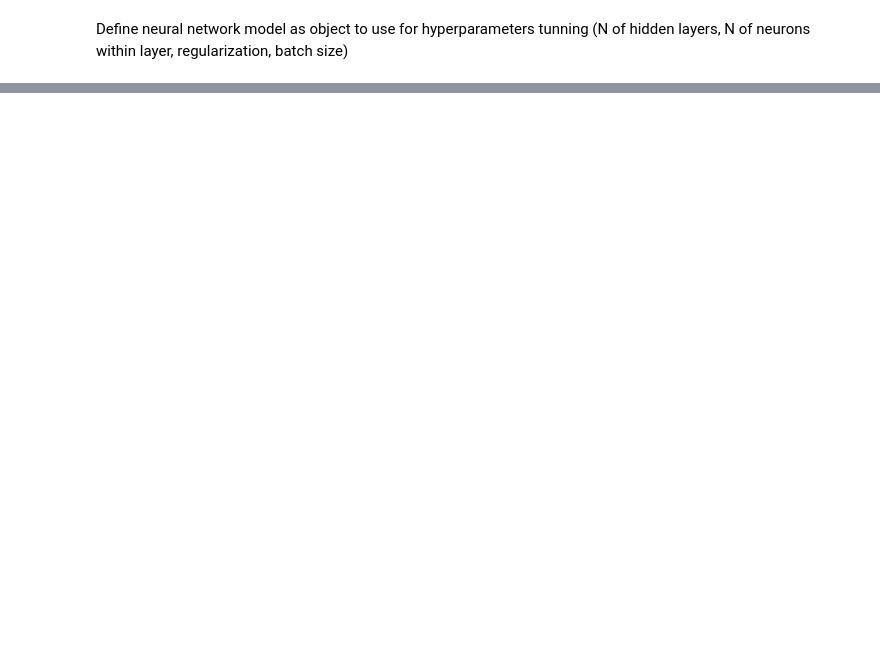
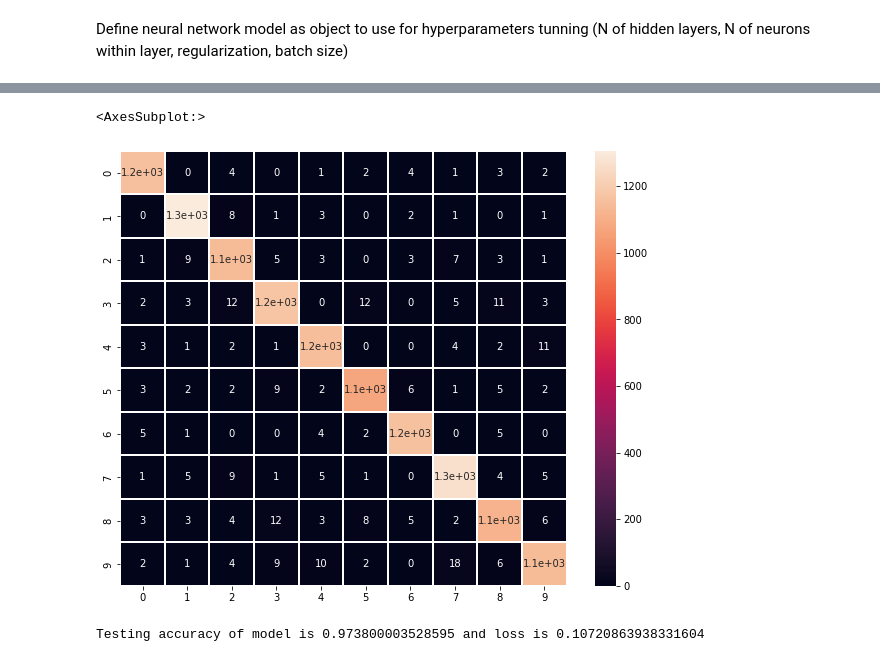
Before and after one commit to SzymonMizak/mnist_project, a Jupyter notebook: jupyter/notebook.ipynb, the cells around one changed output, grey strips where cells are left out. Saved outputs shown, nothing was run; the diff lists cells and outputs as text; code cells hidden in the pictures; blank space fills up the shorter version.

```diff
--- a/jupyter/notebook.ipynb
+++ b/jupyter/notebook.ipynb
@@ -63,0 +211,4 @@ KeyboardInterrupt:
+# %%
+# create confusion matrix
+predictions = best_model.predict(X_valid_tr)
+conf_matrix = tf.math.confusion_matrix(labels=tf.argmax(y_valid, axis=1), predictions=tf.argmax(predictions, axis=1))
@@ -63,0 +217,14 @@ KeyboardInterrupt:
+# %%
+# plot confusion matrix
+plt.figure(figsize=(10,8))
+sns.heatmap(conf_matrix, annot=True, linecolor="white", linewidths=2)
+# %% [output]
+<AxesSubplot:>
+[figure, added]
+# %%
+# evaluate model on test set
+test_results = best_model.evaluate(X_test_tr, y_test, verbose=0)
+
+print("Testing accuracy of model is {} and loss is {}".format(test_results[1], test_results[0]))
+# %% [output]
+Testing accuracy of model is 0.973800003528595 and loss is 0.10720863938331604
```
Also changed, not shown: parts of 18 cells of this notebook, 2 other files.
